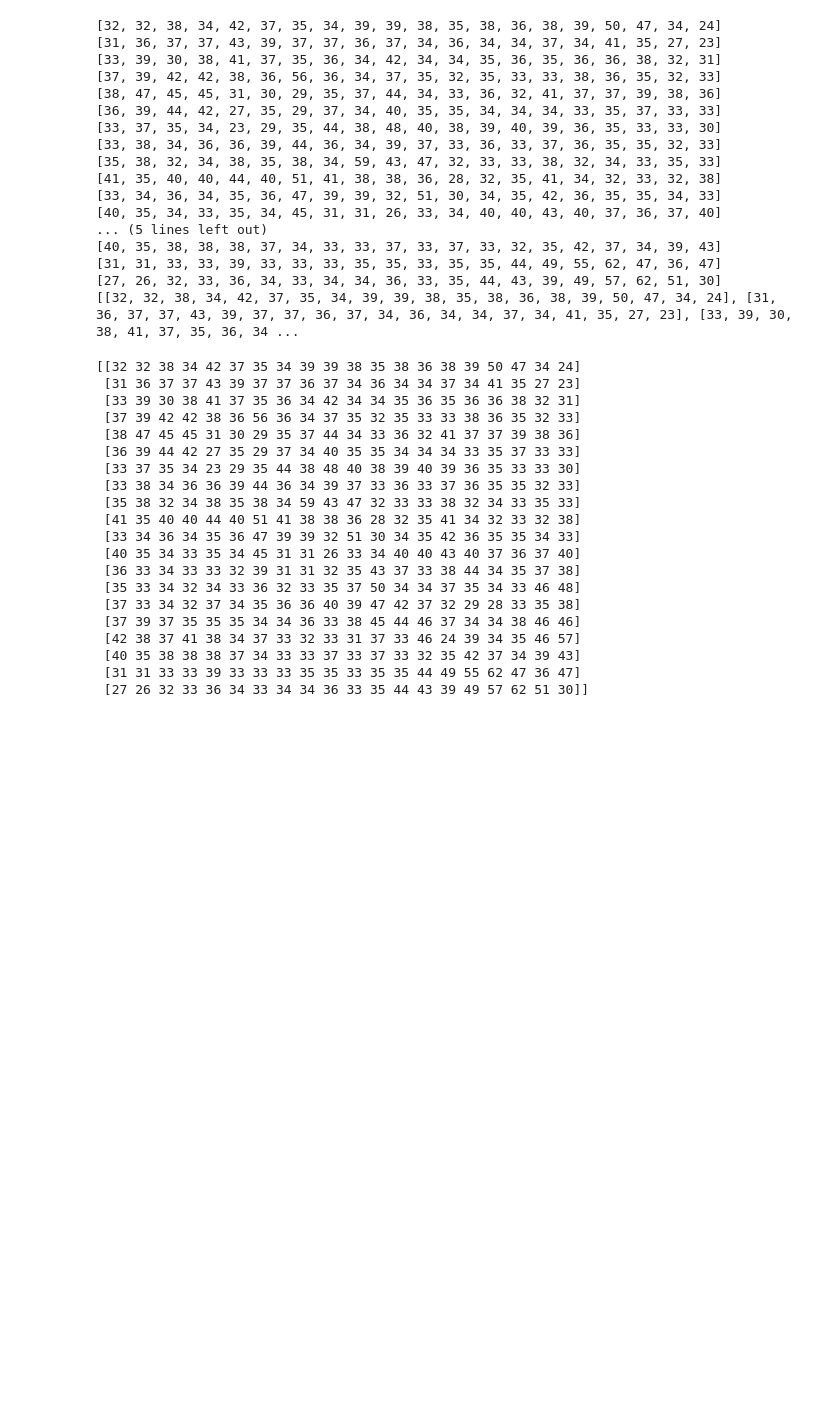
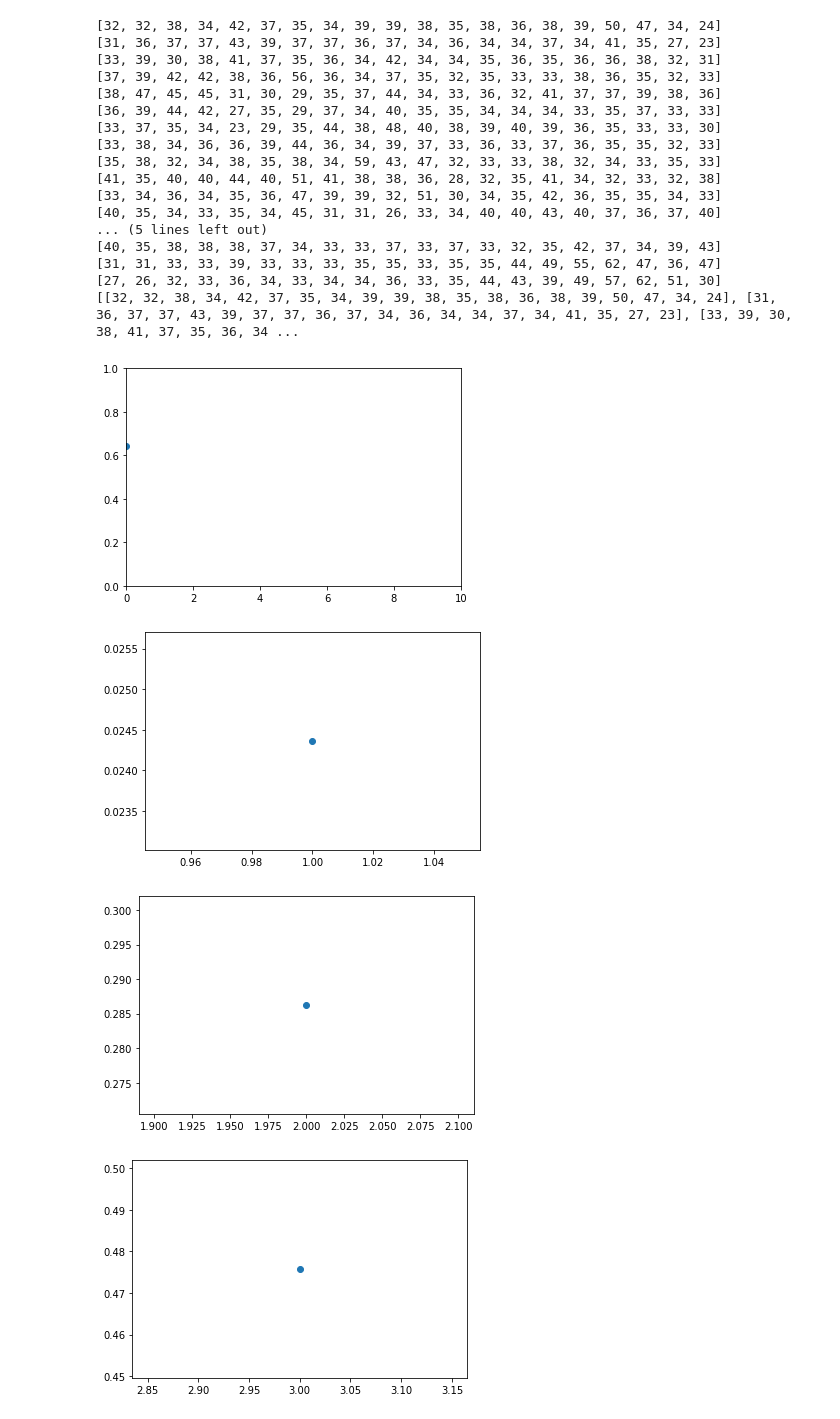
Before and after one commit to anderswong425/RF-Imaging, a Jupyter notebook: test.ipynb, the cells around one changed output. Cells and saved outputs as stored; diff of their text form; code cells hidden in the pictures; blank space fills up the shorter version.

```diff
--- a/test.ipynb
+++ b/test.ipynb
@@ -102,26 +102,20 @@ print(gain_table)
 [[32, 32, 38, 34, 42, 37, 35, 34, 39, 39, 38, 35, 38, 36, 38, 39, 50, 47, 34, 24], [31, 36, 37, 37, 43, 39, 37, 37, 36, 37, 34, 36, 34, 34, 37, 34, 41, 35, 27, 23], [33, 39, 30, 38, 41, 37, 35, 36, 34 ...
 # %%
 gain_table = np.array(gain_table)
-# %%
-print(gain_table)
-# %% [output]
-[[32 32 38 34 42 37 35 34 39 39 38 35 38 36 38 39 50 47 34 24]
- [31 36 37 37 43 39 37 37 36 37 34 36 34 34 37 34 41 35 27 23]
- [33 39 30 38 41 37 35 36 34 42 34 34 35 36 35 36 36 38 32 31]
- [37 39 42 42 38 36 56 36 34 37 35 32 35 33 33 38 36 35 32 33]
- [38 47 45 45 31 30 29 35 37 44 34 33 36 32 41 37 37 39 38 36]
- [36 39 44 42 27 35 29 37 34 40 35 35 34 34 34 33 35 37 33 33]
- [33 37 35 34 23 29 35 44 38 48 40 38 39 40 39 36 35 33 33 30]
- [33 38 34 36 36 39 44 36 34 39 37 33 36 33 37 36 35 35 32 33]
- [35 38 32 34 38 35 38 34 59 43 47 32 33 33 38 32 34 33 35 33]
- [41 35 40 40 44 40 51 41 38 38 36 28 32 35 41 34 32 33 32 38]
- [33 34 36 34 35 36 47 39 39 32 51 30 34 35 42 36 35 35 34 33]
- [40 35 34 33 35 34 45 31 31 26 33 34 40 40 43 40 37 36 37 40]
- [36 33 34 33 33 32 39 31 31 32 35 43 37 33 38 44 34 35 37 38]
- [35 33 34 32 34 33 36 32 33 35 37 50 34 34 37 35 34 33 46 48]
- [37 33 34 32 37 34 35 36 36 40 39 47 42 37 32 29 28 33 35 38]
- [37 39 37 35 35 35 34 34 36 33 38 45 44 46 37 34 34 38 46 46]
- [42 38 37 41 38 34 37 33 32 33 31 37 33 46 24 39 34 35 46 57]
- [40 35 38 38 38 37 34 33 33 37 33 37 33 32 35 42 37 34 39 43]
- [31 31 33 33 39 33 33 33 35 35 33 35 35 44 49 55 62 47 36 47]
- [27 26 32 33 36 34 33 34 34 36 33 35 44 43 39 49 57 62 51 30]]
+# %%
+import numpy as np
+import matplotlib.pyplot as plt
+
+plt.axis([0, 10, 0, 1])
+
+for i in range(10):
+    y = np.random.random()
+    plt.scatter(i, y)
+    plt.pause(0.05)
+
+plt.show()
+# %% [output]
+[figure, added]
+[figure, added]
+[figure, added]
+[figure, added]
```
Also changed, not shown: parts of 1 cell of this notebook, 7 other files.
